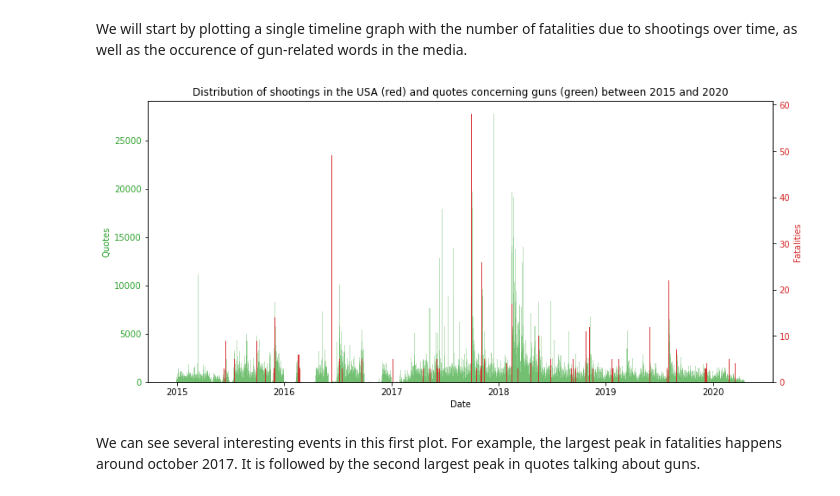
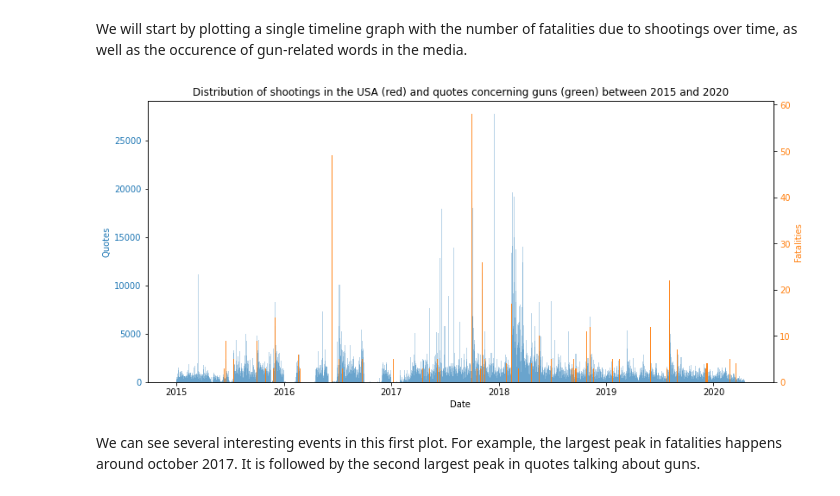
Before and after one commit to epfl-ada/ada-2021-project-clezemath, a Jupyter notebook: milestone2.ipynb, the cells around one changed output. Drawn from its saved outputs; the diff is of its cells as text; code cells hidden in the pictures.

```diff
--- a/milestone2.ipynb
+++ b/milestone2.ipynb
@@ -250,26 +250,26 @@ We will start by plotting a single timeline graph with the number of fatalities
 # %%
 fig, ax1 = plt.subplots(figsize=(13,6))
 
 # Plotting the quotes over time (green)
-color = 'tab:green'
+color = 'tab:blue'
 ax1.set_title('Distribution of shootings in the USA (red) and quotes concerning guns (green) between 2015 and 2020')
 ax1.set_xlabel('Date')
 ax1.set_ylabel('Quotes', color=color)
 ax1.bar(data1['date'], data1['numOccurrences'], color=color, alpha=0.3, width = 3)
 ax1.tick_params(axis='y', labelcolor=color)
 
 # Same x-axis, but different y axis
 ax2 = ax1.twinx()
 
 # Plotting the fatalities due to shootings over time (red)
-color = 'tab:red'
+color = 'tab:orange'
 ax2.set_ylabel('Fatalities', color=color)  # we already handled the x-label with ax1
 ax2.bar(data2['date'], data2['fatalities'], color=color, alpha=0.9, width = 3)
 ax2.tick_params(axis='y', labelcolor=color)
 
 plt.show()
 # %% [output]
-[figure, old version]
+[figure, new version]
 # %% [markdown]
 We can see several interesting events in this first plot. For example, the largest peak in fatalities happens around october 2017. It is followed by the second largest peak in quotes talking about guns.
 # %%
```
Also changed, not shown: parts of 7 cells of this notebook, 1 other file.
